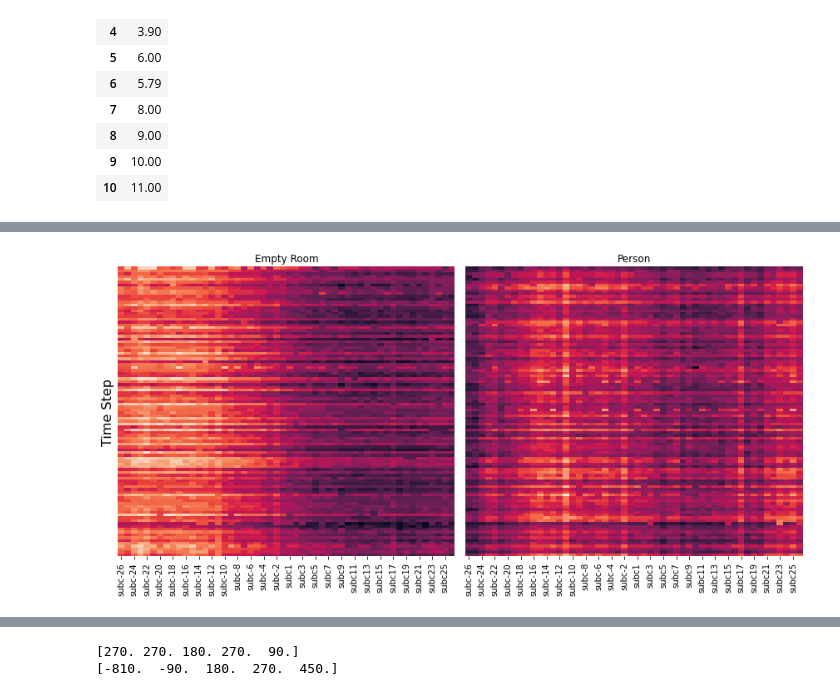
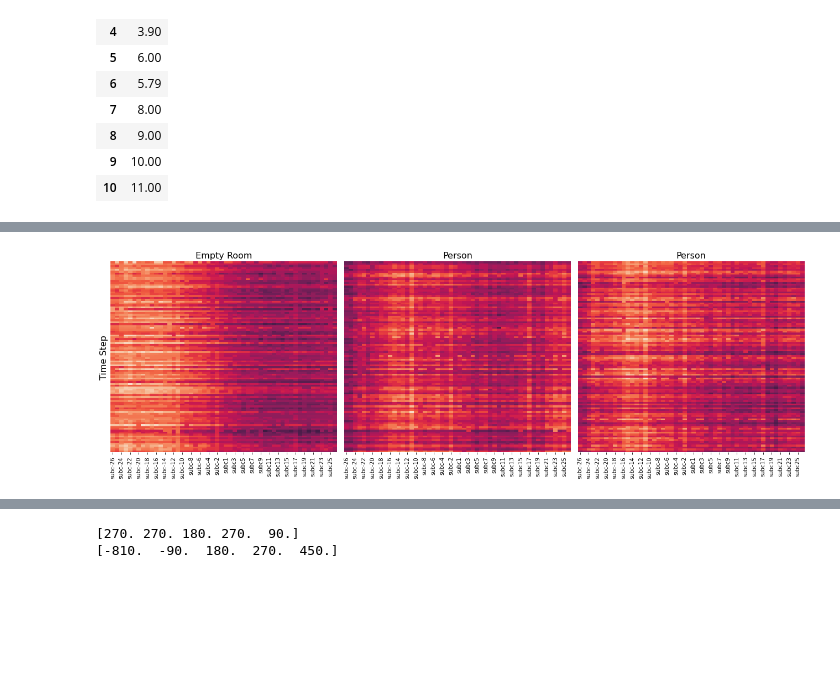
Before and after one commit to Paco-Danes/Thesis, a Jupyter notebook: Code/cleaningAndPlots.ipynb, the cells around one changed output, grey strips where cells are left out. Cells and saved outputs as stored; diff of their text form; code cells hidden in the pictures; blank space fills up the shorter version.

```diff
--- a/Code/cleaningAndPlots.ipynb
+++ b/Code/cleaningAndPlots.ipynb
@@ -51,8 +51,9 @@ if False:
 else:
     data_amp, data_pha = pd.read_csv('..\Data\DataClean\empty6_amp.csv'), pd.read_csv('..\Data\DataClean\empty6_phase.csv')
     fra_amp, fra_pha = pd.read_csv('..\Data\DataCLean\\fra1_amp.csv'), pd.read_csv('..\Data\DataClean\\fra1_phase.csv')
+    la_amp, la_pha = pd.read_csv('..\Data\DataCLean\laura1_amp.csv'), pd.read_csv('..\Data\DataClean\laura1_phase.csv')
 
-data_pha.describe()
+data_amp.describe()
 # %% [output]
 |  | subc-26 | subc-25 | subc-24 | subc-23 | subc-22 | subc-21 | subc-20 | subc-19 | subc-18 | subc-17 | ... | ... |
 | count | 6536.000000 | 6536.000000 | 6536.000000 | 6536.000000 | 6536.000000 | 6536.000000 | 6536.000000 | 6536.000000 | 6536.000000 | 6536.000000 | ... | ... |
@@ -66,22 +67,26 @@ data_pha.describe()
 8 rows × 52 columns
 # %%
-data_amp_c = my_utils.hampel_filtering(data_amp, window_size=51, thresh=3.5).loc[2800:2901, :]
-fra_amp_c = my_utils.hampel_filtering(fra_amp, window_size=51, thresh=3.5).loc[2800:2901, :]
-vmin = min(data_amp_c.values.min(), fra_amp_c.values.min())
-vmax = max(data_amp_c.values.max(), fra_amp_c.values.max())
+data_amp_c = my_utils.hampel_filtering(data_amp, window_size=51, thresh=3.5).loc[800:901, :]
+fra_amp_c = my_utils.hampel_filtering(fra_amp, window_size=51, thresh=3.5).loc[800:901, :]
+la_amp_c = my_utils.hampel_filtering(la_amp, window_size=51, thresh=3.5).loc[800:901, :]
+vmin = 8
+vmax = 22
 
-fig, axes = plt.subplots(1, 2, figsize=(12,6))
+fig, axes = plt.subplots(1, 3, figsize=(18,6))
 # Plot the first heatmap
 sns.heatmap(data_amp_c, ax=axes[0], vmin=vmin, vmax=vmax, cbar=False)
-axes[0].set_title("Empty Room")
+axes[0].set_title("Empty Room", fontsize=16)
 axes[0].set_yticks([])
 axes[0].set_ylabel("Time Step", fontsize=16)
 # Plot the second heatmap
 sns.heatmap(fra_amp_c, ax=axes[1], vmin=vmin, vmax=vmax, cbar=False)
-axes[1].set_title("Person")
+axes[1].set_title("Person", fontsize=16)
 axes[1].set_yticks([])
-
+sns.heatmap(la_amp_c, ax=axes[2], vmin=vmin, vmax=vmax, cbar=False)
+axes[2].set_title("Person", fontsize=16)
+axes[2].set_yticks([])
+plt.subplots_adjust(wspace=0.2)
 plt.tight_layout()
 plt.show()
 # %% [output]
-[figure, old version]
+[figure, new version]
```
Also changed, not shown: parts of 9 cells of this notebook, 11 other files.
